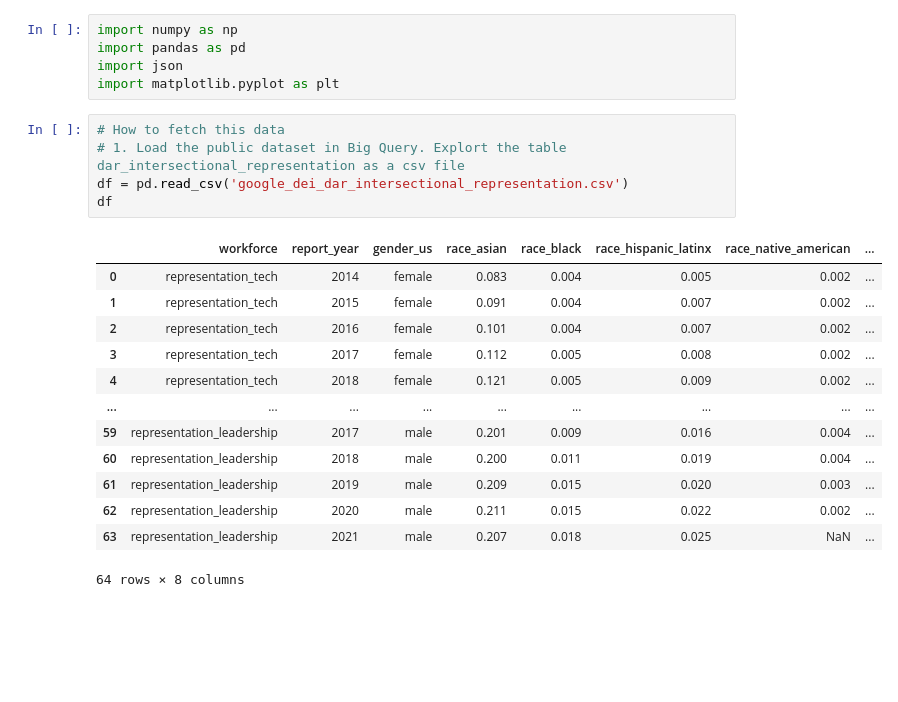
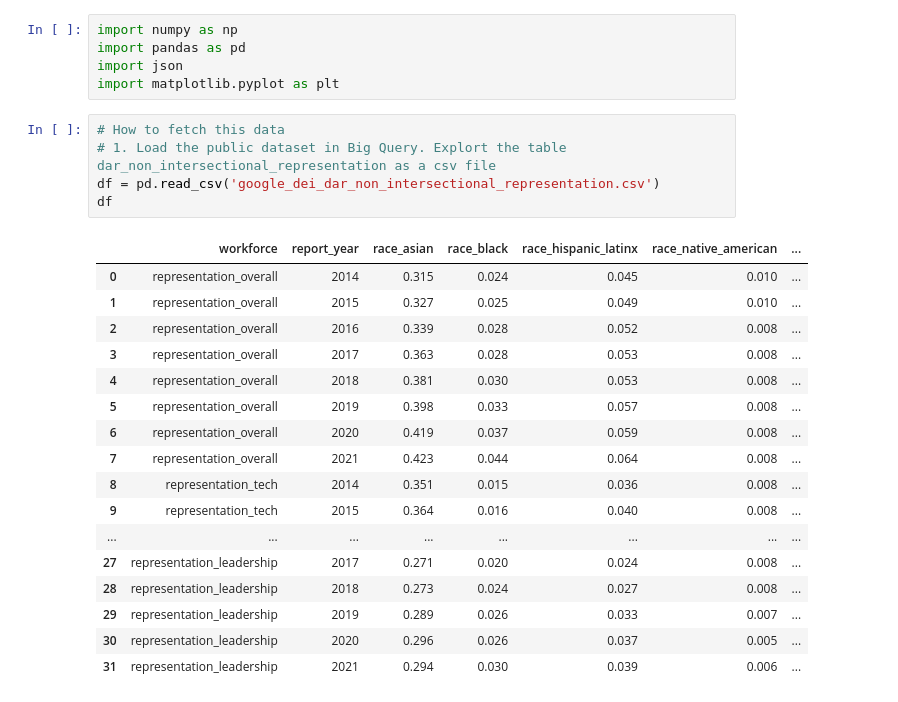
Before and after one commit to duanasq/learning-ds-public, a Jupyter notebook: google_dei_display.ipynb, the cells around one changed output. Saved outputs shown, nothing was run; the diff lists cells and outputs as text; blank space fills up the shorter version.

```diff
--- a/google_dei_display.ipynb
+++ b/google_dei_display.ipynb
@@ -13,22 +13,26 @@ import json
 import matplotlib.pyplot as plt
 # %%
 # How to fetch this data
-# 1. Load the public dataset in Big Query. Explort the table dar_intersectional_representation as a csv file
-df = pd.read_csv('google_dei_dar_intersectional_representation.csv')
+# 1. Load the public dataset in Big Query. Explort the table dar_non_intersectional_representation as a csv file
+df = pd.read_csv('google_dei_dar_non_intersectional_representation.csv')
 df
 # %% [output]
-|  | workforce | report_year | gender_us | race_asian | race_black | race_hispanic_latinx | race_native_american | ... |
-| 0 | representation_tech | 2014 | female | 0.083 | 0.004 | 0.005 | 0.002 | ... |
-| 1 | representation_tech | 2015 | female | 0.091 | 0.004 | 0.007 | 0.002 | ... |
-| 2 | representation_tech | 2016 | female | 0.101 | 0.004 | 0.007 | 0.002 | ... |
-| 3 | representation_tech | 2017 | female | 0.112 | 0.005 | 0.008 | 0.002 | ... |
-| 4 | representation_tech | 2018 | female | 0.121 | 0.005 | 0.009 | 0.002 | ... |
-| ... | ... | ... | ... | ... | ... | ... | ... | ... |
-| 59 | representation_leadership | 2017 | male | 0.201 | 0.009 | 0.016 | 0.004 | ... |
-| 60 | representation_leadership | 2018 | male | 0.200 | 0.011 | 0.019 | 0.004 | ... |
-| 61 | representation_leadership | 2019 | male | 0.209 | 0.015 | 0.020 | 0.003 | ... |
-| 62 | representation_leadership | 2020 | male | 0.211 | 0.015 | 0.022 | 0.002 | ... |
-| 63 | representation_leadership | 2021 | male | 0.207 | 0.018 | 0.025 | NaN | ... |
+|  | workforce | report_year | race_asian | race_black | race_hispanic_latinx | race_native_american | ... |
+| 0 | representation_overall | 2014 | 0.315 | 0.024 | 0.045 | 0.010 | ... |
+| 1 | representation_overall | 2015 | 0.327 | 0.025 | 0.049 | 0.010 | ... |
+| 2 | representation_overall | 2016 | 0.339 | 0.028 | 0.052 | 0.008 | ... |
+| 3 | representation_overall | 2017 | 0.363 | 0.028 | 0.053 | 0.008 | ... |
+| 4 | representation_overall | 2018 | 0.381 | 0.030 | 0.053 | 0.008 | ... |
+| 5 | representation_overall | 2019 | 0.398 | 0.033 | 0.057 | 0.008 | ... |
+| 6 | representation_overall | 2020 | 0.419 | 0.037 | 0.059 | 0.008 | ... |
+| 7 | representation_overall | 2021 | 0.423 | 0.044 | 0.064 | 0.008 | ... |
+| 8 | representation_tech | 2014 | 0.351 | 0.015 | 0.036 | 0.008 | ... |
+| 9 | representation_tech | 2015 | 0.364 | 0.016 | 0.040 | 0.008 | ... |
+| ... | ... | ... | ... | ... | ... | ... | ... |
+| 27 | representation_leadership | 2017 | 0.271 | 0.020 | 0.024 | 0.008 | ... |
+| 28 | representation_leadership | 2018 | 0.273 | 0.024 | 0.027 | 0.008 | ... |
+| 29 | representation_leadership | 2019 | 0.289 | 0.026 | 0.033 | 0.007 | ... |
+| 30 | representation_leadership | 2020 | 0.296 | 0.026 | 0.037 | 0.005 | ... |
+| 31 | representation_leadership | 2021 | 0.294 | 0.030 | 0.039 | 0.006 | ... |
-64 rows × 8 columns
 # %%
 df_tech = df[df["workforce"] == "representation_tech" ].copy()
```
Also changed, not shown: parts of 3 cells of this notebook.
